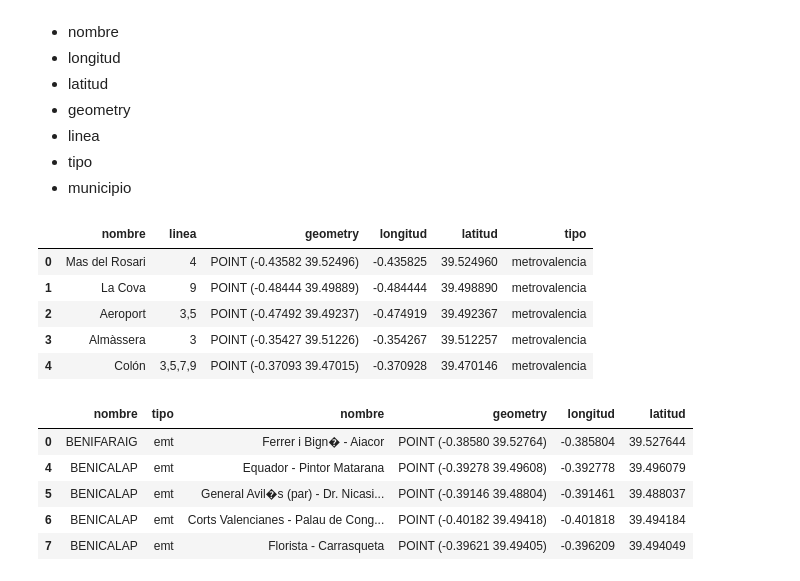
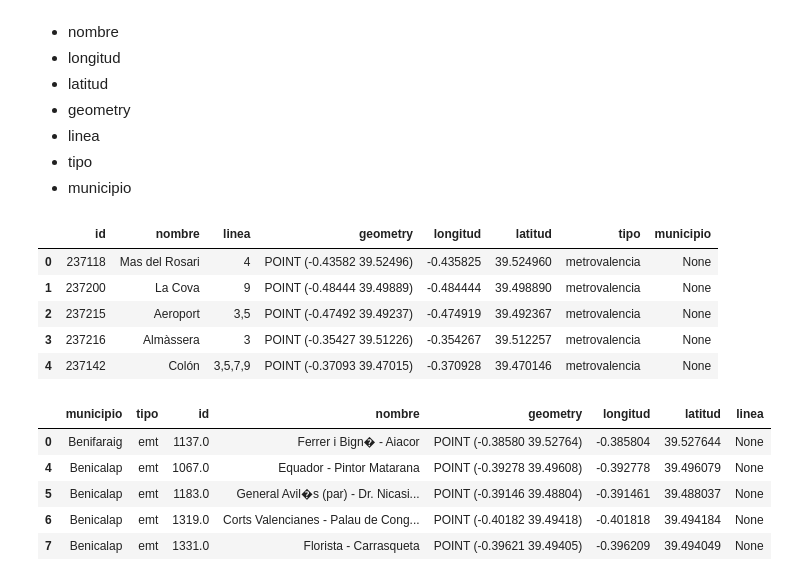
Before and after one commit to aitanarules/codeday, a Jupyter notebook: Data wrangling.ipynb, the cells around one changed output. Drawn from its saved outputs; the diff is of its cells as text; code cells hidden in the pictures.

```diff
--- a/Data wrangling.ipynb
+++ b/Data wrangling.ipynb
@@ -82,31 +82,32 @@ Para poder mergearlos posteriormente y tener solo uno con los siguientes atribut
 # %%
 # Metrovalencia
 
 def coordenadas_long(x):
     return x['lon']
 def coordenadas_lat(x):
     return x['lat']
 
 
 gdf_met['longitud'] = list(map(coordenadas_long, gdf_met.geo_point_2d))
 gdf_met['latitud'] = list(map(coordenadas_lat, gdf_met.geo_point_2d))
 
 
-columnas_eliminar = ['gid', 'codigo', 'tipo', 'proximas_llegadas', 'proximes_llegadas', 'geo_point_2d']
+columnas_eliminar = ['codigo', 'tipo', 'proximas_llegadas', 'proximes_llegadas', 'geo_point_2d']
 gdf_met.drop(columnas_eliminar, axis=1, inplace=True)
 
-# gdf_met.rename(columns={'gid': 'id'}, inplace=True)
+gdf_met.rename(columns={'gid': 'id'}, inplace=True)
 
 gdf_met['tipo'] = 'metrovalencia'
+gdf_met['municipio'] = None
 
 gdf_met.head()
 # %% [output]
-|  | nombre | linea | geometry | longitud | latitud | tipo |
-| 0 | Mas del Rosari | 4 | POINT (-0.43582 39.52496) | -0.435825 | 39.524960 | metrovalencia |
-| 1 | La Cova | 9 | POINT (-0.48444 39.49889) | -0.484444 | 39.498890 | metrovalencia |
-| 2 | Aeroport | 3,5 | POINT (-0.47492 39.49237) | -0.474919 | 39.492367 | metrovalencia |
-| 3 | Almàssera | 3 | POINT (-0.35427 39.51226) | -0.354267 | 39.512257 | metrovalencia |
-| 4 | Colón | 3,5,7,9 | POINT (-0.37093 39.47015) | -0.370928 | 39.470146 | metrovalencia |
+|  | id | nombre | linea | geometry | longitud | latitud | tipo | municipio |
+| 0 | 237118 | Mas del Rosari | 4 | POINT (-0.43582 39.52496) | -0.435825 | 39.524960 | metrovalencia | None |
+| 1 | 237200 | La Cova | 9 | POINT (-0.48444 39.49889) | -0.484444 | 39.498890 | metrovalencia | None |
+| 2 | 237215 | Aeroport | 3,5 | POINT (-0.47492 39.49237) | -0.474919 | 39.492367 | metrovalencia | None |
+| 3 | 237216 | Almàssera | 3 | POINT (-0.35427 39.51226) | -0.354267 | 39.512257 | metrovalencia | None |
+| 4 | 237142 | Colón | 3,5,7,9 | POINT (-0.37093 39.47015) | -0.370928 | 39.470146 | metrovalencia | None |
 # %%
 # Emt
 
@@ -117,27 +118,44 @@ def coordenadas_lat(x):
     if x is not None:
         return x['lat']
 
+def capitalizar(s):
+    if s.find("'")!=-1:
+        s = s[0].upper()+s[1]+s[2].upper()+s[3:].lower()
+    else:
+        s = s[0].upper() + s[1:].lower()
+    return s
+
+# Añadir columnas
 gdf_emt['longitud'] = list(map(coordenadas_long, gdf_emt.geo_point_2d))
 gdf_emt['latitud'] = list(map(coordenadas_lat, gdf_emt.geo_point_2d))
+gdf_emt['linea'] = None
 
+# Quitar filas
 filas_eliminar = gdf_emt[gdf_emt['transporte']!='emt'].index
 gdf_emt.drop(filas_eliminar, axis=0, inplace=True)
 
-columnas_eliminar = ['stop_id', 'geo_point_2d', 'geo_shape', 'codbarrio', 'coddistbar', 'coddistrit', 'codbar', 'stop_desc', 'x', 'y', 'zone_id']
+# Quitar columnas
+columnas_eliminar = ['geo_point_2d', 'geo_shape', 'codbarrio', 'coddistbar', 'coddistrit', 'codbar', 'stop_desc', 'x', 'y', 'zone_id']
 gdf_emt.drop(columnas_eliminar, axis=1, inplace=True)
 
-# gdf_emt.rename(columns={'stop_id': 'id'}, inplace=True)
+# Renombrar columnas
+gdf_emt.rename(columns={'stop_id': 'id'}, inplace=True)
 gdf_emt.rename(columns={'stop_name': 'direccion'}, inplace=True)
 gdf_emt.rename(columns={'transporte': 'tipo'}, inplace=True)
+gdf_emt.rename(columns={'nombre': 'municipio'}, inplace=True)
+gdf_emt.rename(columns={'direccion': 'nombre'}, inplace=True)
+
+# Modificar columna
+gdf_emt['municipio'] = list(map(capitalizar, gdf_emt.municipio))
 
 gdf_emt.head()
 # %% [output]
-|  | nombre | tipo | nombre | geometry | longitud | latitud |
-| 0 | BENIFARAIG | emt | Ferrer i Bign� - Aiacor | POINT (-0.38580 39.52764) | -0.385804 | 39.527644 |
-| 4 | BENICALAP | emt | Equador - Pintor Matarana | POINT (-0.39278 39.49608) | -0.392778 | 39.496079 |
-| 5 | BENICALAP | emt | General Avil�s (par) - Dr. Nicasi... | POINT (-0.39146 39.48804) | -0.391461 | 39.488037 |
-| 6 | BENICALAP | emt | Corts Valencianes - Palau de Cong... | POINT (-0.40182 39.49418) | -0.401818 | 39.494184 |
-| 7 | BENICALAP | emt | Florista - Carrasqueta | POINT (-0.39621 39.49405) | -0.396209 | 39.494049 |
+|  | municipio | tipo | id | nombre | geometry | longitud | latitud | linea |
+| 0 | Benifaraig | emt | 1137.0 | Ferrer i Bign� - Aiacor | POINT (-0.38580 39.52764) | -0.385804 | 39.527644 | None |
+| 4 | Benicalap | emt | 1067.0 | Equador - Pintor Matarana | POINT (-0.39278 39.49608) | -0.392778 | 39.496079 | None |
+| 5 | Benicalap | emt | 1183.0 | General Avil�s (par) - Dr. Nicasi... | POINT (-0.39146 39.48804) | -0.391461 | 39.488037 | None |
+| 6 | Benicalap | emt | 1319.0 | Corts Valencianes - Palau de Cong... | POINT (-0.40182 39.49418) | -0.401818 | 39.494184 | None |
+| 7 | Benicalap | emt | 1331.0 | Florista - Carrasqueta | POINT (-0.39621 39.49405) | -0.396209 | 39.494049 | None |
 # %%
 # Renfe
 
```
Also changed, not shown: parts of 12 cells of this notebook.
